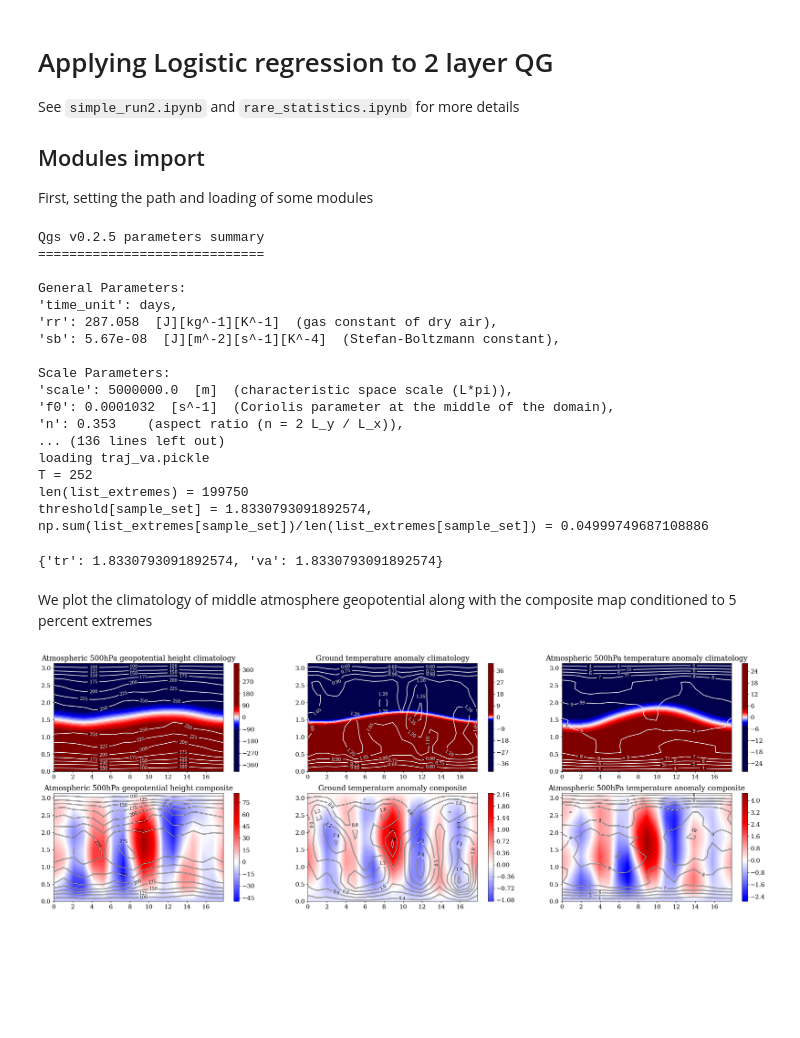
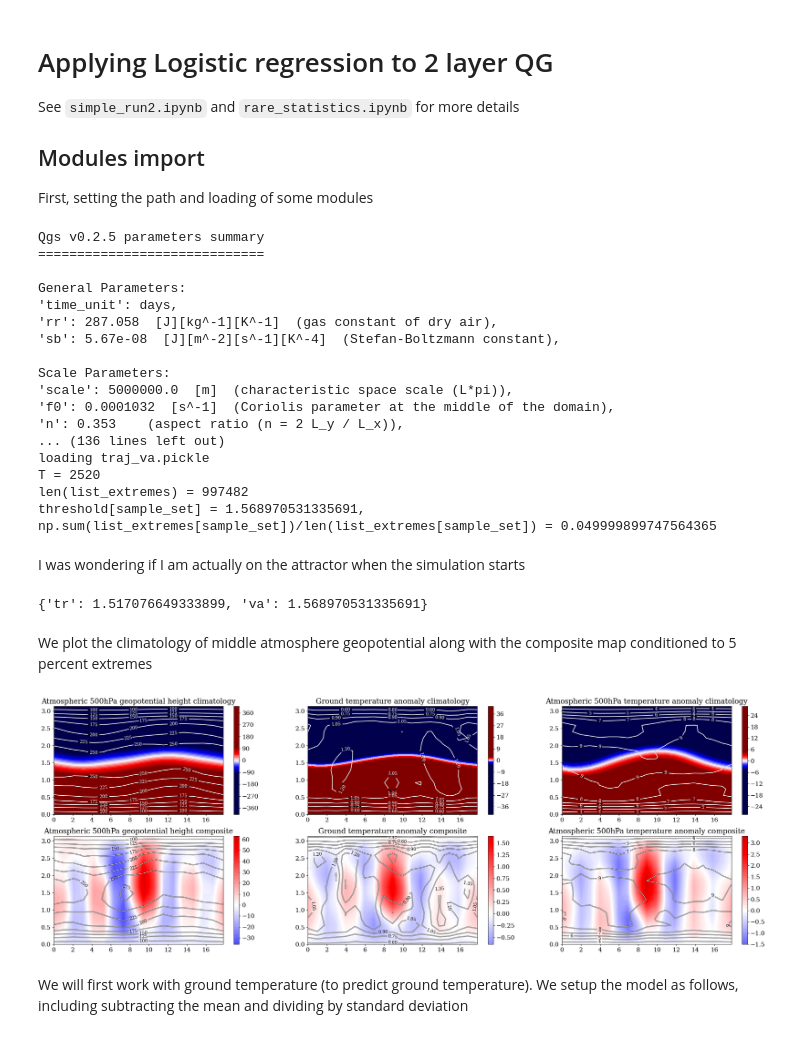
Before and after one commit to georgemilosh/qgs, a Jupyter notebook: rareevents/logistic_regression.ipynb, the cells around one changed output. Drawn from its saved outputs; the diff is of its cells as text; code cells hidden in the pictures; blank space fills up the shorter version.

Commit message:
Trained on groundT to predict groundT of T=18*14*10

```diff
--- a/rareevents/logistic_regression.ipynb
+++ b/rareevents/logistic_regression.ipynb
@@ -14,7 +14,7 @@ from mpl_toolkits.mplot3d import Axes3D
 from matplotlib import rc
 rc('font',**{'family':'serif','sans-serif':['Times'],'size':14})
 
-np.random.seed(210217) # Initializing the random number generator (for reproducibility). -- Disable if needed.
+np.random.seed(1234) # Initializing the random number generator (for reproducibility). -- Disable if needed.
 
 from qgs.params.params import QgParams #Importing the model's modules
 from qgs.integrators.integrator import RungeKuttaIntegrator, RungeKuttaTglsIntegrator
@@ -303,12 +303,12 @@ for sample_set in ['tr','va']:
         #Start on a random initial condition and integrate over a transient time to obtain an initial condition on the attractors. I kept the standard time that is typically used in other runs, so not sure if it perfectly adapted...
         print('integrator set up')
         ic[sample_set] = np.random.rand(model_parameters.ndim)*0.1
-        integrator.integrate(0., 200000., dt, ic=ic[sample_set], write_steps=0)
+        integrator.integrate(0., 500000., dt, ic=ic[sample_set], write_steps=0) # actually 200000 should be enought according to rare_statistics.ipynb
         time[sample_set], ic[sample_set] = integrator.get_trajectories()
         print('done generating initial coordinates')
 
         #Now integrate to obtain a trajectory on the attractor
-        integrator.integrate(0., 100000., dt, ic=ic[sample_set], write_steps=write_steps)
+        integrator.integrate(0., 500000., dt, ic=ic[sample_set], write_steps=write_steps)
         reference_time[sample_set], reference_traj[sample_set] = integrator.get_trajectories()
         print(f'saving {trajfilename}')
         with open(trajfilename, 'wb') as file:
@@ -324,7 +324,7 @@ for sample_set in ['tr','va']:
     groundT[sample_set] = GroundTemperatureDiagnostic(model_parameters, True)
 
     for field in [psi[sample_set],groundT[sample_set],MiddleT[sample_set]]:
-        field.set_data(reference_time['tr'], reference_traj['tr'])
+        field.set_data(reference_time[sample_set], reference_traj[sample_set])
         field.climatology = np.mean(field.diagnostic,0)
         field.std = np.std(field.diagnostic,0)
         field.anomaly = field.diagnostic - field.climatology
@@ -332,7 +332,7 @@ for sample_set in ['tr','va']:
     x, y = 9, 9
     timedimensional[sample_set] = groundT[sample_set]._time*groundT[sample_set]._model_params.dimensional_time
 
-    A[sample_set], threshold[sample_set], list_extremes[sample_set], convseq = ComputeTimeAverage(groundT[sample_set].anomaly[:,x, y])
+    A[sample_set], threshold[sample_set], list_extremes[sample_set], convseq = ComputeTimeAverage(groundT[sample_set].anomaly[:,x, y],T=18*14*10)
     print(f'{threshold[sample_set] = }, {np.sum(list_extremes[sample_set])/len(list_extremes[sample_set]) = }')
 
 for field in [psi[sample_set],groundT[sample_set],MiddleT[sample_set]]:
@@ -353,36 +353,42 @@ Scale Parameters:
 'n': 0.353    (aspect ratio (n = 2 L_y / L_x)),
 ... (136 lines left out)
 loading traj_va.pickle
-T = 252
-len(list_extremes) = 199750
-threshold[sample_set] = 1.8330793091892574, np.sum(list_extremes[sample_set])/len(list_extremes[sample_set]) = 0.04999749687108886
+T = 2520
+len(list_extremes) = 997482
+threshold[sample_set] = 1.568970531335691, np.sum(list_extremes[sample_set])/len(list_extremes[sample_set]) = 0.049999899747564365
-# %%
-ic
-# %% [output]
-{'tr': 1.8330793091892574, 'va': 1.8330793091892574}
+# %% [markdown]
+I was wondering if I am actually on the attractor when the simulation starts
+# %%
+threshold
+# %% [output]
+{'tr': 1.517076649333899, 'va': 1.568970531335691}
 # %% [markdown]
 We plot the climatology of middle atmosphere geopotential along with the composite map conditioned to 5 percent extremes
 # %%
 fig, axs = plt.subplots(nrows=2, ncols=3, figsize=(30,10),constrained_layout=False)
 
 
-for iter, field_margin, field in zip(range(3),[100,3,5],[psi,groundT,MiddleT]):
+for iter, field_margin, field in zip(range(3),[100,3,5],[psi['tr'],groundT['tr'],MiddleT['tr']]):
+    field.extmean = np.mean(field.anomaly[np.where(np.array(list_extremes['tr']) == True)[0],...],0)
+    field.extstd = np.std(field.anomaly[np.where(np.array(list_extremes['tr']) == True)[0],...],0)
     cs0 = axs[0,iter].contourf(field._X, field._Y, field.climatology, cmap="seismic", levels=100, vmin=-field_margin, vmax=field_margin)
     cs1 = axs[0,iter].contour(field._X, field._Y, field.std, colors='black', linewdiths=5) #, cmap="Greens")
     cs2 = axs[0,iter].contour(field._X, field._Y, field.std, colors='white', linewdiths=.5) #, cmap="Greens")
     axs[0,iter].clabel(cs1, inline=True, fontsize=10)
     axs[0,iter].clabel(cs2, inline=True, fontsize=10)
     fig.colorbar(cs0, ax=axs[0,iter])
     axs[0,iter].set_title(field._plot_title+' climatology')
 
     cs0 = axs[1,iter].contourf(field._X, field._Y, field.extmean, cmap="seismic", levels=100, vmin=-field_margin, vmax=field_margin)
     cs1 = axs[1,iter].contour(field._X, field._Y, field.extstd, colors='black', linewidths=2) #, cmap="Greens")
     cs12 = axs[1,iter].contour(field._X, field._Y, field.extstd, colors='white', linewidths=1) #, cmap="Greens")
     axs[1,iter].clabel(cs1, inline=True, fontsize=10)
     axs[1,iter].clabel(cs2, inline=True, fontsize=10)
     fig.colorbar(cs0, ax=axs[1,iter])
     axs[1,iter].set_title(field._plot_title+' composite')
 plt.show()
 # %% [output]
-[figure, old version]
+[figure, new version]
+# %% [markdown]
+We will first work with ground temperature (to predict ground temperature). We setup the model as follows, including subtracting the mean and dividing by standard deviation
 # %%
```
Also changed, not shown: parts of 2 cells of this notebook.
